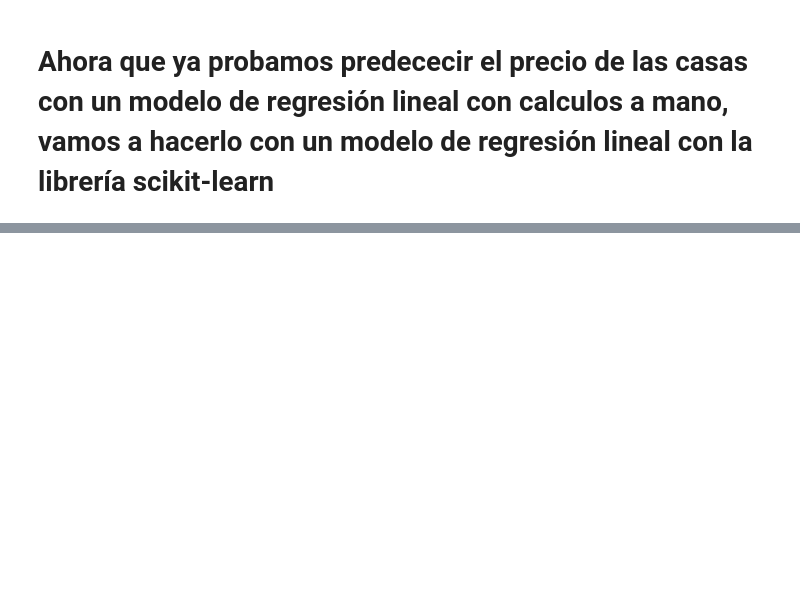
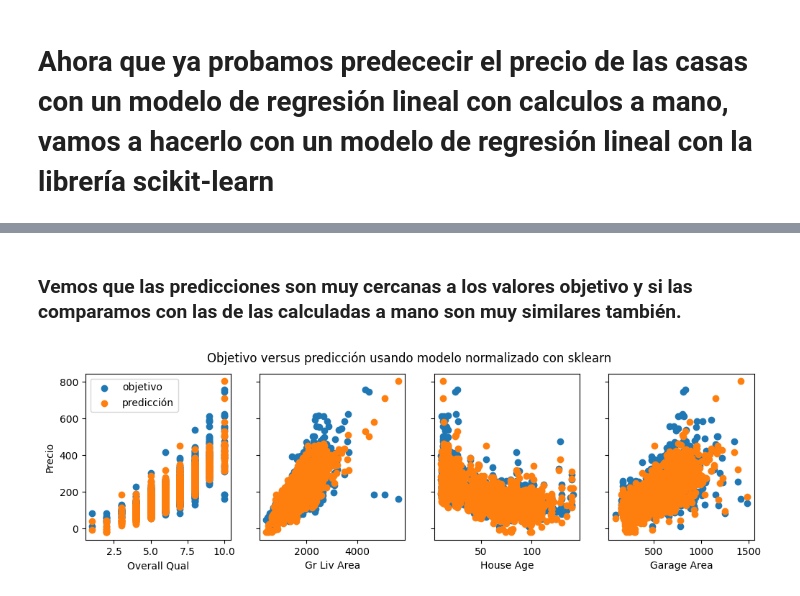
Before and after one commit to NikoMalek/House-prices-linear-regression, a Jupyter notebook: house-predict-scikit-learn.ipynb, the cells around one changed output, grey strips where cells are left out. Cells and saved outputs as stored; diff of their text form; code cells hidden in the pictures; blank space fills up the shorter version.

```diff
--- a/house-predict-scikit-learn.ipynb
+++ b/house-predict-scikit-learn.ipynb
@@ -11,0 +180,14 @@ ModuleNotFoundError: No module named 'sklearn'
+# %%
+# Ahora veamos los parámetros del modelo
+
+b_norm = sgdr.intercept_
+w_norm = sgdr.coef_
+
+# Tranformar a valor float con 6 decimales para comparar directamente con los valores calculados a mano
+w_norm_str = np.array2string(w_norm, formatter={'float_kind': lambda x: "%.6f" % x})
+b_norm_str = np.array2string(b_norm, formatter={'float_kind': lambda x: "%.6f" % x})
+
+print(f"parámetros del modelo entrenado con sklearn: w: {w_norm_str}, b: {b_norm_str}")
+print("""parámetros del modelo que entrenamos con calculos a mano: w: [29.39342141 21.37780455 -5.07578095  5.34087418  5.85970873  5.27748233
+      1.07801536 -0.74648869 -0.82134367  7.60185363  6.75291136 -0.14261406 4.34796313  6.6277396   1.17998208  2.16005937 -1.03840209
+      4.74798361 3.61789898  0.13010886], b: 184.39""")
@@ -11,0 +203,17 @@ ModuleNotFoundError: No module named 'sklearn'
+# %%
+# Hacer una predicción usando sgdr.predict()
+y_pred_sgd = sgdr.predict(X_norm)
+# Hacer una predicción usando w,b.
+y_pred = np.dot(X_norm, w_norm) + b_norm
+
+# Comprobar si las predicciones usando np.dot() y sgdr.predict coinciden
+print(f"Las predicciones usando np.dot() y sgdr.predict coinciden: {(y_pred == y_pred_sgd).all()}")
+
+print("Predicción en el conjunto de entrenamiento:")
+print(y_pred)
+print("\nValores objetivo:")
+print(y_train)
+
+m = len(y_train)
+for i in range(m):
+    print(f"Predicción: {y_pred[i]:0.2f}, Valor objetivo: {y_train[i]}")
@@ -11,0 +238,14 @@ ModuleNotFoundError: No module named 'sklearn'
+# %% [markdown]
+### Vemos que las predicciones son muy cercanas a los valores objetivo y si las comparamos con las de las calculadas a mano son muy similares también.
+# %%
+# plot predictions and targets vs original features
+fig,ax=plt.subplots(1,4,figsize=(12,3),sharey=True)
+for i in range(len(ax)):
+    ax[i].scatter(X_train[:,i],y_train, label = 'objetivo')
+    ax[i].set_xlabel(X_features[i])
+    ax[i].scatter(X_train[:,i],y_pred, label = 'predicción')
+ax[0].set_ylabel("Precio"); ax[0].legend();
+fig.suptitle("Objetivo versus predicción usando modelo normalizado con sklearn")
+plt.show()
+# %% [output]
+[figure, added]
```
Also changed, not shown: parts of 13 cells of this notebook.
